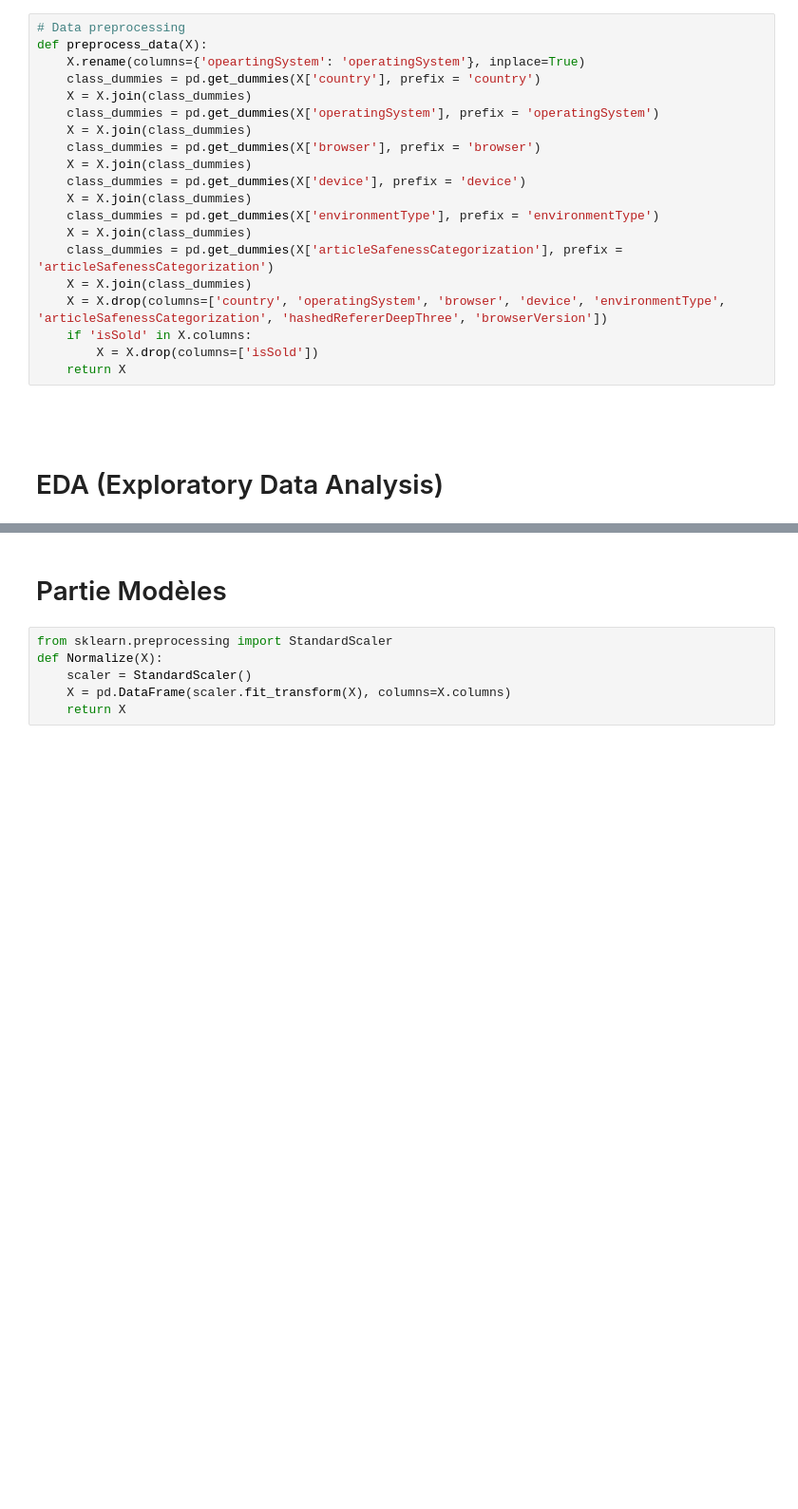
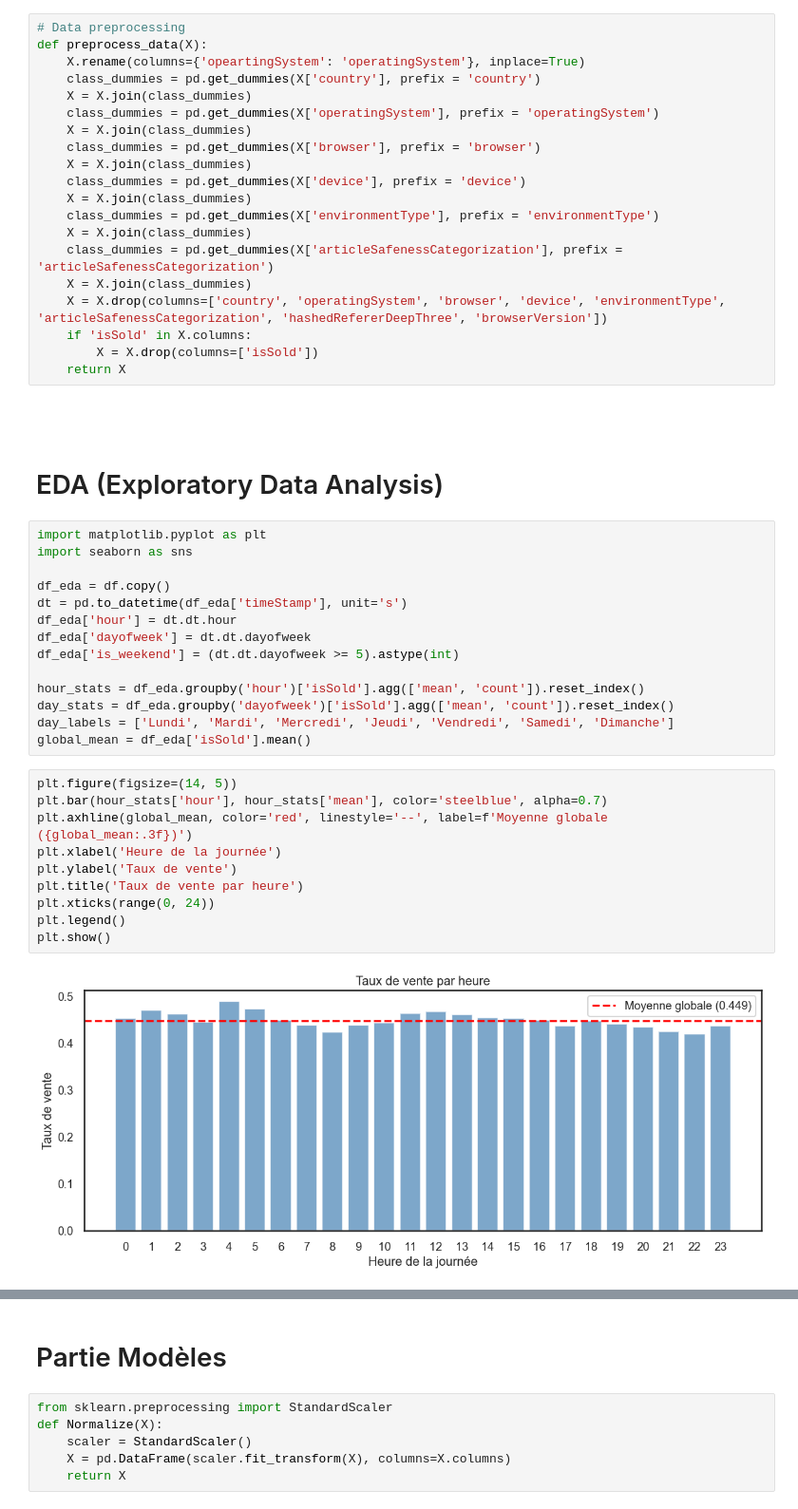
Before and after one commit to LStiffel/kaggle_competition, a Jupyter notebook: kaggle_competition.ipynb, the cells around one changed output, grey strips where cells are left out. Shown at 95% size. Cells and saved outputs as stored; diff of their text form; blank space fills up the shorter version.

```diff
--- a/kaggle_competition.ipynb
+++ b/kaggle_competition.ipynb
@@ -89,3 +89,29 @@ def preprocess_data(X):
 #
 # %% [markdown]
 # EDA (Exploratory Data Analysis)
+# %%
+import matplotlib.pyplot as plt
+import seaborn as sns
+
+df_eda = df.copy()
+dt = pd.to_datetime(df_eda['timeStamp'], unit='s')
+df_eda['hour'] = dt.dt.hour
+df_eda['dayofweek'] = dt.dt.dayofweek
+df_eda['is_weekend'] = (dt.dt.dayofweek >= 5).astype(int)
+
+hour_stats = df_eda.groupby('hour')['isSold'].agg(['mean', 'count']).reset_index()
+day_stats = df_eda.groupby('dayofweek')['isSold'].agg(['mean', 'count']).reset_index()
+day_labels = ['Lundi', 'Mardi', 'Mercredi', 'Jeudi', 'Vendredi', 'Samedi', 'Dimanche']
+global_mean = df_eda['isSold'].mean()
+# %%
+plt.figure(figsize=(14, 5))
+plt.bar(hour_stats['hour'], hour_stats['mean'], color='steelblue', alpha=0.7)
+plt.axhline(global_mean, color='red', linestyle='--', label=f'Moyenne globale ({global_mean:.3f})')
+plt.xlabel('Heure de la journée')
+plt.ylabel('Taux de vente')
+plt.title('Taux de vente par heure')
+plt.xticks(range(0, 24))
+plt.legend()
+plt.show()
+# %% [output]
+[figure, added]
```
Also changed, not shown: parts of 3 cells of this notebook.
